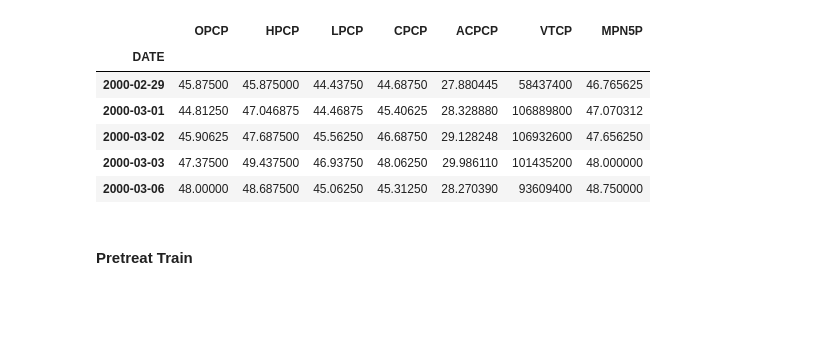
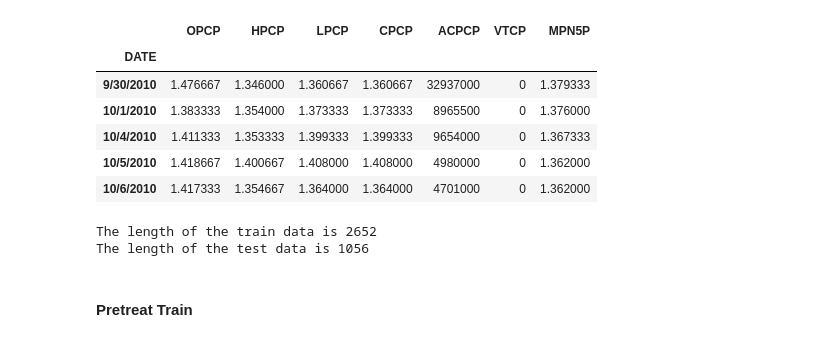
Before and after one commit to Abbass19/LTM_Bot_Clean, a Jupyter notebook: notebooks/0_0_LTM_pretreatment.ipynb, the cells around one changed output. Cells and saved outputs as stored; diff of their text form; code cells hidden in the pictures; blank space fills up the shorter version.

```diff
--- a/notebooks/0_0_LTM_pretreatment.ipynb
+++ b/notebooks/0_0_LTM_pretreatment.ipynb
@@ -49,22 +49,29 @@ def apply_pretreatment(dataframe,pretreatment_attrs=None):
 
     return pretreated_dataframe, response
 # %%
-dataframe = pd.read_csv('../data/msft_raw.csv',usecols=['DATE','OPCP','HPCP','LPCP','CPCP','ACPCP','VTCP', 'MPN5P'], index_col='DATE')
+dataframe = pd.read_csv('my_data.csv',usecols=['DATE','OPCP','HPCP','LPCP','CPCP','ACPCP','VTCP', 'MPN5P'], index_col='DATE')
 
 #dataframe.index = pd.to_datetime(dataframe.index)
 dataframe.head()
 # %% [output]
 |  | OPCP | HPCP | LPCP | CPCP | ACPCP | VTCP | MPN5P |
 | DATE |  |  |  |  |  |  |  |
-| 2000-02-29 | 45.87500 | 45.875000 | 44.43750 | 44.68750 | 27.880445 | 58437400 | 46.765625 |
-| 2000-03-01 | 44.81250 | 47.046875 | 44.46875 | 45.40625 | 28.328880 | 106889800 | 47.070312 |
-| 2000-03-02 | 45.90625 | 47.687500 | 45.56250 | 46.68750 | 29.128248 | 106932600 | 47.656250 |
-| 2000-03-03 | 47.37500 | 49.437500 | 46.93750 | 48.06250 | 29.986110 | 101435200 | 48.000000 |
-| 2000-03-06 | 48.00000 | 48.687500 | 45.06250 | 45.31250 | 28.270390 | 93609400 | 48.750000 |
+| 9/30/2010 | 1.476667 | 1.346000 | 1.360667 | 1.360667 | 32937000 | 0 | 1.379333 |
+| 10/1/2010 | 1.383333 | 1.354000 | 1.373333 | 1.373333 | 8965500 | 0 | 1.376000 |
+| 10/4/2010 | 1.411333 | 1.353333 | 1.399333 | 1.399333 | 9654000 | 0 | 1.367333 |
+| 10/5/2010 | 1.418667 | 1.400667 | 1.408000 | 1.408000 | 4980000 | 0 | 1.362000 |
+| 10/6/2010 | 1.417333 | 1.354667 | 1.364000 | 1.364000 | 4701000 | 0 | 1.362000 |
 # %%
-train_end = '2022-10-28'
+train_end = '4/14/2021'
+
 train = dataframe.loc[:train_end,:]
 test = dataframe.loc[train_end:,:].drop(train_end,axis=0)
+
+print(f"The length of the train data is {len(train)}")
+print(f"The length of the test data is {len(test)}")
+# %% [output]
+The length of the train data is 2652
+The length of the test data is 1056
 # %% [markdown]
 #### Pretreat Train
 # %%
```
Also changed, not shown: parts of 2 cells of this notebook, 15 other files.
